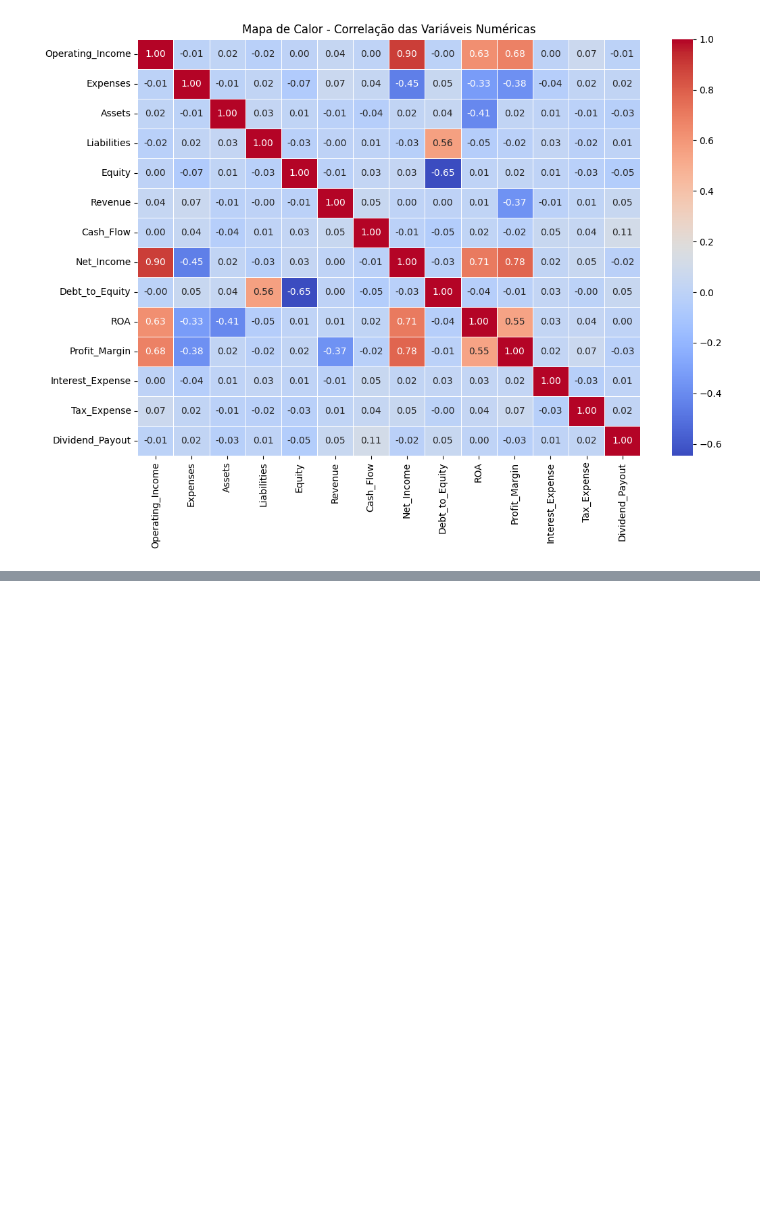
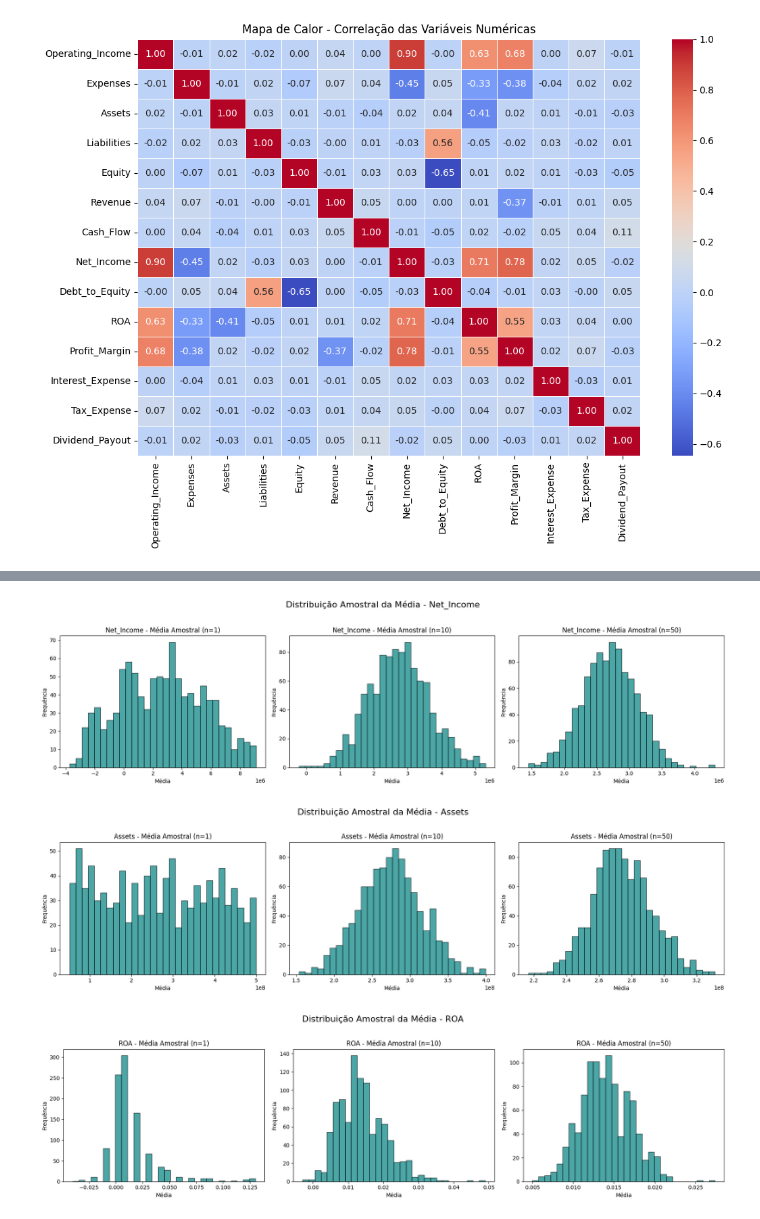
Before and after one commit to Leonardo-Mello22/Analise-DeutscheBank, a Jupyter notebook: Analise.ipynb, the cells around one changed output, grey strips where cells are left out. Saved outputs shown, nothing was run; the diff lists cells and outputs as text; code cells hidden in the pictures; blank space fills up the shorter version.

```diff
--- a/Analise.ipynb
+++ b/Analise.ipynb
@@ -33,0 +119,31 @@ plt.show()
+# %%
+# Distribuições Amostrais
+def plot_sampling_distribution(data, variable, sample_sizes, n_simulations=1000):
+    plt.figure(figsize=(18, 5))
+
+    for i, size in enumerate(sample_sizes):
+        means = []
+        for _ in range(n_simulations):
+            sample = np.random.choice(data[variable].dropna(), size=size)
+            means.append(np.mean(sample))
+
+        plt.subplot(1, len(sample_sizes), i + 1)
+        plt.hist(means, bins=30, color='teal', edgecolor='black', alpha=0.7)
+        plt.title(f'{variable} - Média Amostral (n={size})')
+        plt.xlabel('Média')
+        plt.ylabel('Frequência')
+
+    plt.suptitle(f'Distribuição Amostral da Média - {variable}', fontsize=16)
+    plt.tight_layout(rect=[0, 0, 1, 0.95])
+    plt.show()
+
+variables = ['Net_Income', 'Assets', 'ROA']
+
+sample_sizes = [1, 10, 50]
+
+for var in variables:
+    plot_sampling_distribution(df_performance, var, sample_sizes)
+# %% [output]
+[figure, added]
+[figure, added]
+[figure, added]
```
Also changed, not shown: parts of 7 cells of this notebook.
